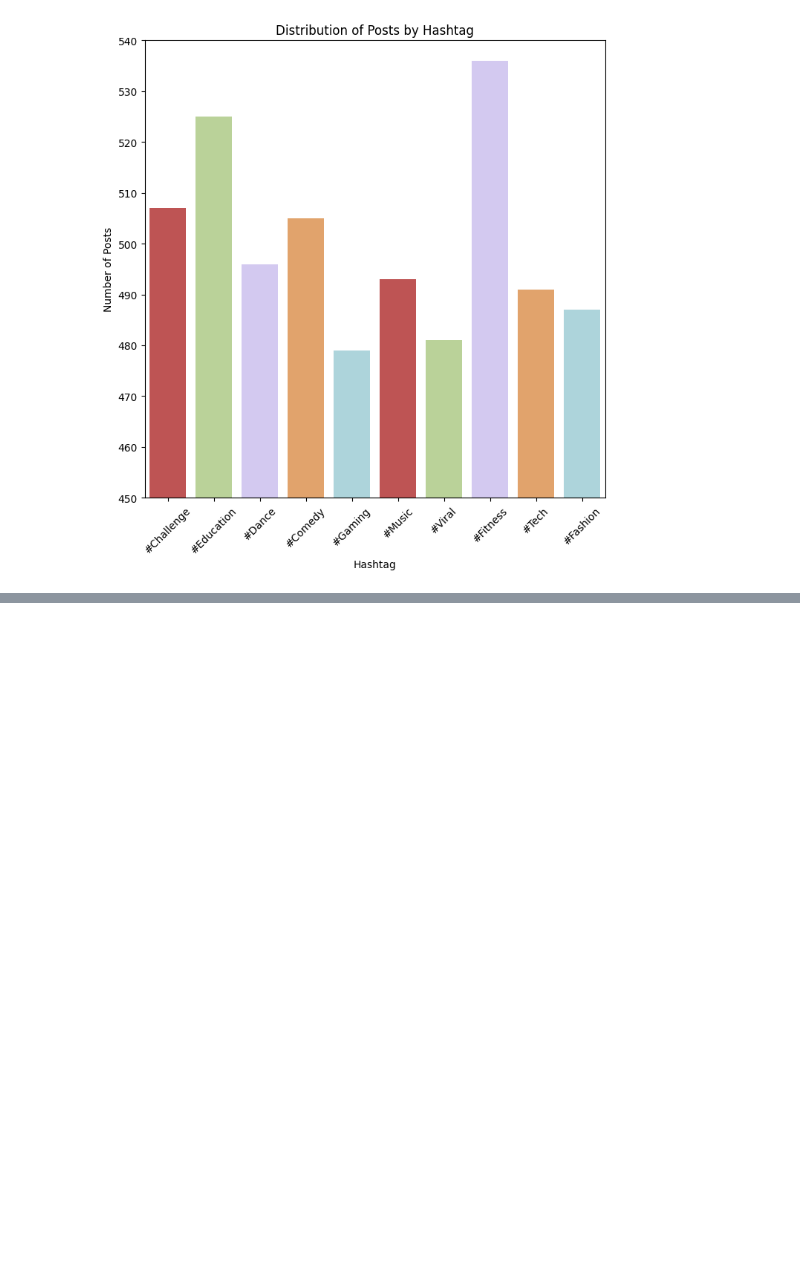
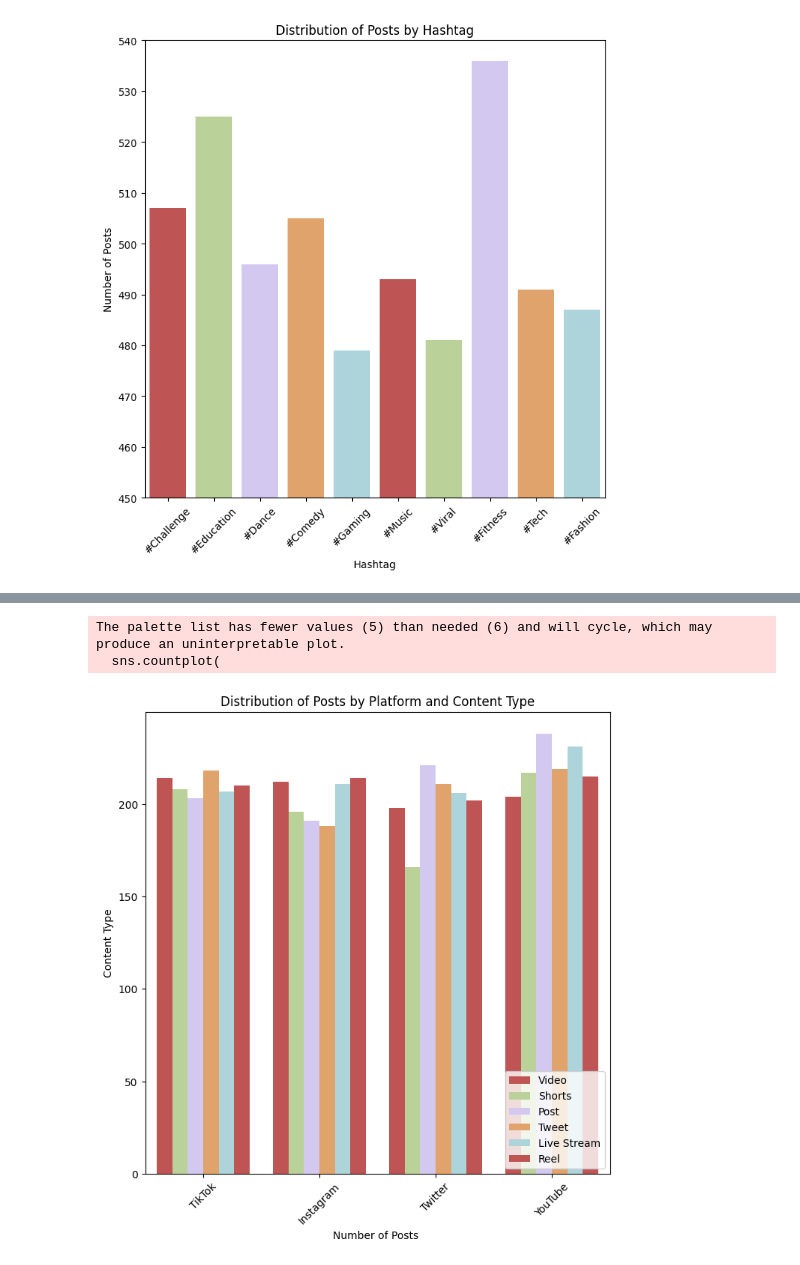
Before and after one commit to condategui/Social_Media_Trends_Engagement_Analysis, a Jupyter notebook: EDA/EDA.ipynb, the cells around one changed output, grey strips where cells are left out. Saved outputs shown, nothing was run; the diff lists cells and outputs as text; code cells hidden in the pictures; blank space fills up the shorter version.

```diff
--- a/EDA/EDA.ipynb
+++ b/EDA/EDA.ipynb
@@ -69,0 +93,21 @@ The palette list has fewer values (5) than needed (10) and will cycle, which may
+# %%
+plt.figure(figsize=(8, 8))
+
+sns.countplot(
+    data=df,
+    x='Platform',
+    hue='Content_Type',
+    palette=palette
+)
+
+plt.xticks(rotation=45)
+plt.title('Distribution of Posts by Platform and Content Type')
+plt.xlabel('Number of Posts ')
+plt.ylabel('Content Type')
+
+plt.legend(loc='lower right')  # Place the legend on the bottom right
+plt.show()
+# %% [output]
+The palette list has fewer values (5) than needed (6) and will cycle, which may produce an uninterpretable plot.
+  sns.countplot(
+[figure, added]
```
Also changed, not shown: parts of 4 cells of this notebook, 3 other files.
